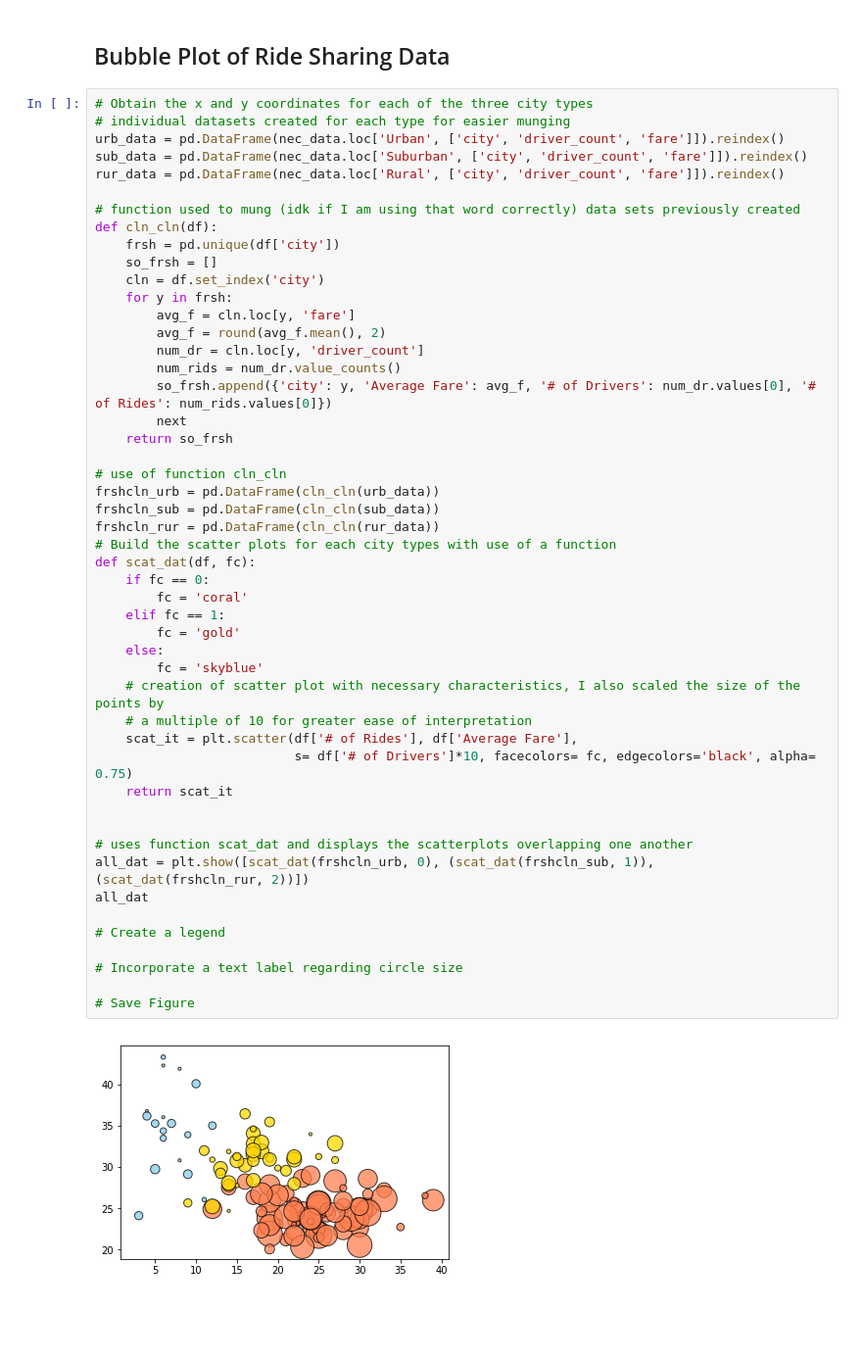
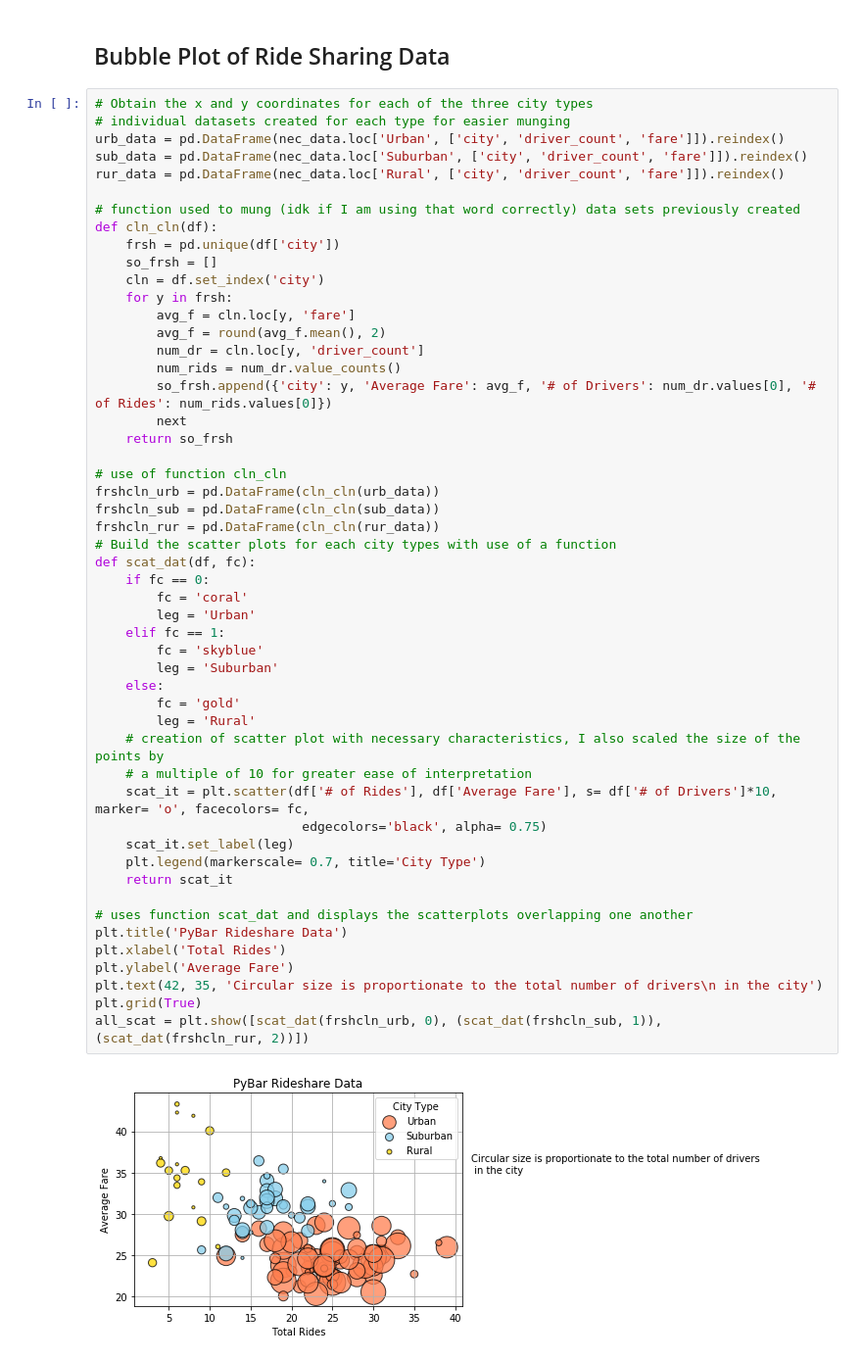
Before and after one commit to loaf96/ClassSubmissions, a Jupyter notebook: Homeworks/MatPlotlib/pyber_starter-Copy1.ipynb, the cells around one changed output. Shown: that part at 98% size. Drawn from its saved outputs; the diff is of its cells as text; blank space fills up the shorter version.

```diff
--- a/Homeworks/MatPlotlib/pyber_starter-Copy1.ipynb
+++ b/Homeworks/MatPlotlib/pyber_starter-Copy1.ipynb
@@ -39,44 +39,46 @@ rur_data = pd.DataFrame(nec_data.loc['Rural', ['city', 'driver_count', 'fare']])
 # function used to mung (idk if I am using that word correctly) data sets previously created
 def cln_cln(df):
     frsh = pd.unique(df['city'])
     so_frsh = []
     cln = df.set_index('city')
     for y in frsh:
         avg_f = cln.loc[y, 'fare']
         avg_f = round(avg_f.mean(), 2)
         num_dr = cln.loc[y, 'driver_count']
         num_rids = num_dr.value_counts()
         so_frsh.append({'city': y, 'Average Fare': avg_f, '# of Drivers': num_dr.values[0], '# of Rides': num_rids.values[0]})
         next
     return so_frsh
 
 # use of function cln_cln
 frshcln_urb = pd.DataFrame(cln_cln(urb_data))
 frshcln_sub = pd.DataFrame(cln_cln(sub_data))
 frshcln_rur = pd.DataFrame(cln_cln(rur_data))
 # Build the scatter plots for each city types with use of a function
 def scat_dat(df, fc):
     if fc == 0:
         fc = 'coral'
+        leg = 'Urban'
     elif fc == 1:
+        fc = 'skyblue'
+        leg = 'Suburban'
+    else:
         fc = 'gold'
-    else:
-        fc = 'skyblue'
+        leg = 'Rural'
     # creation of scatter plot with necessary characteristics, I also scaled the size of the points by
     # a multiple of 10 for greater ease of interpretation
-    scat_it = plt.scatter(df['# of Rides'], df['Average Fare'],
-                          s= df['# of Drivers']*10, facecolors= fc, edgecolors='black', alpha= 0.75)
+    scat_it = plt.scatter(df['# of Rides'], df['Average Fare'], s= df['# of Drivers']*10,  marker= 'o', facecolors= fc,
+                           edgecolors='black', alpha= 0.75)
+    scat_it.set_label(leg)
+    plt.legend(markerscale= 0.7, title='City Type')
     return scat_it
 
-
 # uses function scat_dat and displays the scatterplots overlapping one another
-all_dat = plt.show([scat_dat(frshcln_urb, 0), (scat_dat(frshcln_sub, 1)), (scat_dat(frshcln_rur, 2))])
-all_dat
-
-# Create a legend
-
-# Incorporate a text label regarding circle size
-
-# Save Figure
+plt.title('PyBar Rideshare Data')
+plt.xlabel('Total Rides')
+plt.ylabel('Average Fare')
+plt.text(42, 35, 'Circular size is proportionate to the total number of drivers\n in the city')
+plt.grid(True)
+all_scat = plt.show([scat_dat(frshcln_urb, 0), (scat_dat(frshcln_sub, 1)), (scat_dat(frshcln_rur, 2))])
 # %% [output]
-[figure, old version]
+[figure, new version]
```
Also changed, not shown: parts of 3 cells of this notebook.
